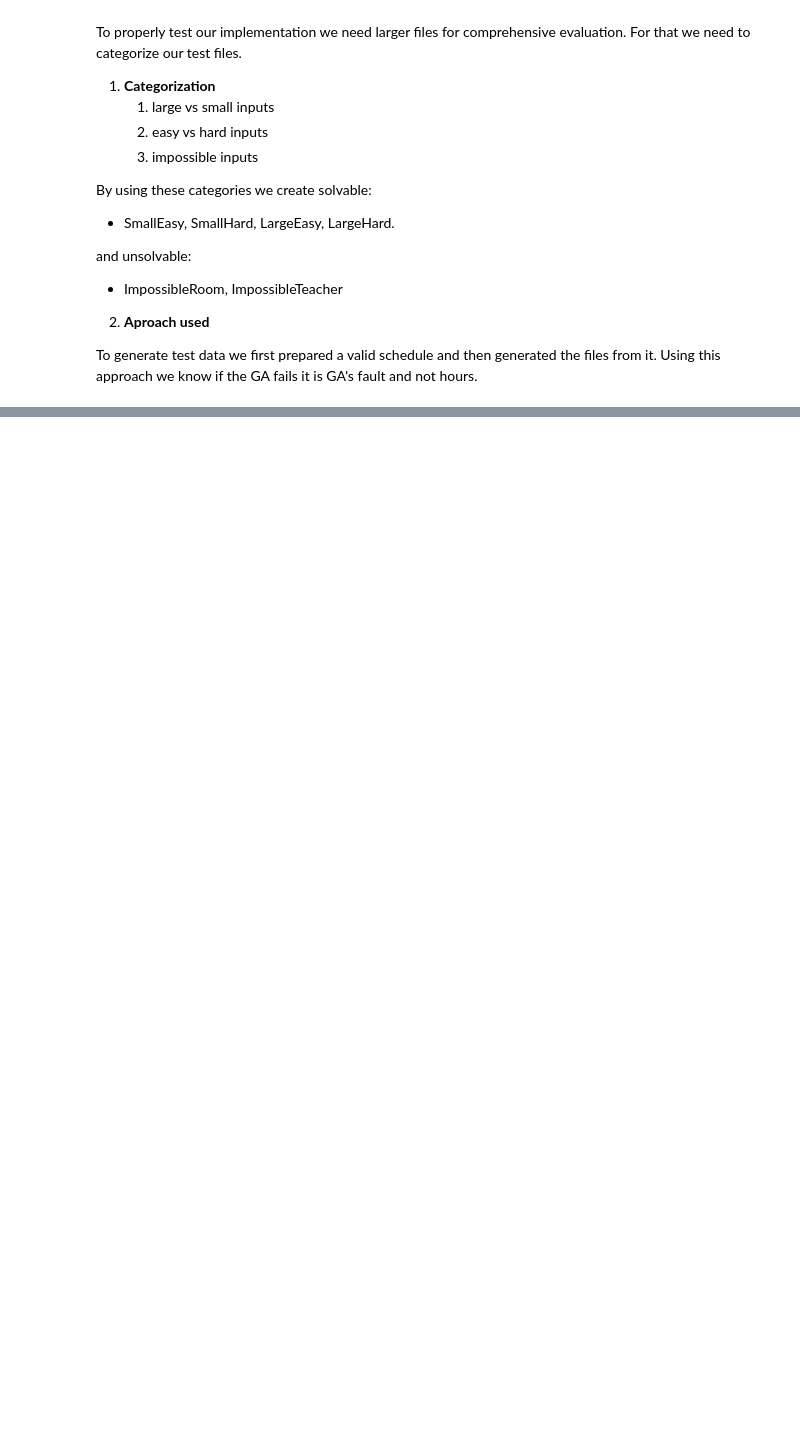
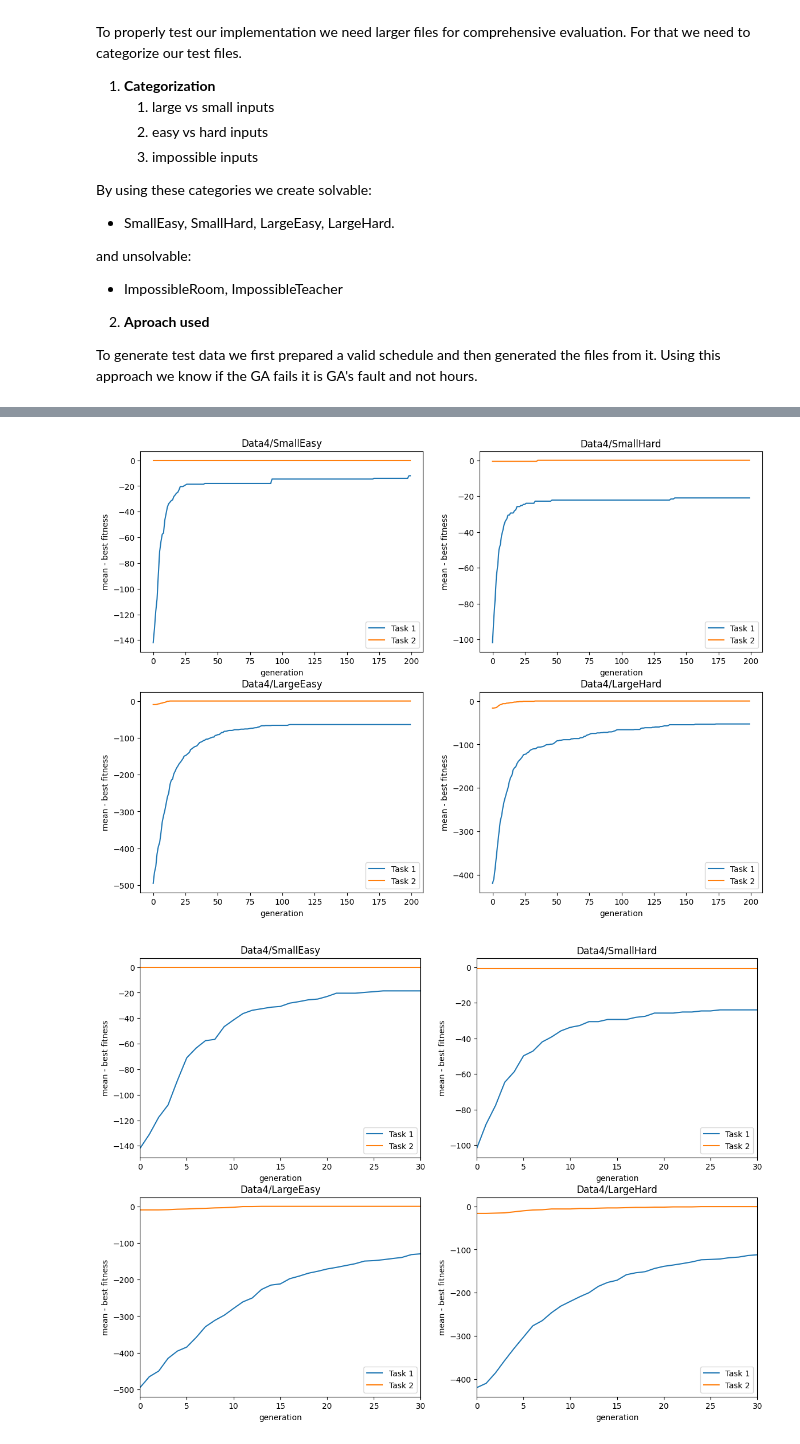
Before and after one commit to Prozvan/IS-Seminar-1, a Jupyter notebook: Task4.ipynb, the cells around one changed output, grey strips where cells are left out. Cells and saved outputs as stored; diff of their text form; code cells hidden in the pictures; blank space fills up the shorter version.

```diff
--- a/Task4.ipynb
+++ b/Task4.ipynb
@@ -102,0 +1082,31 @@ duration: 1 classroomIndex: 3 StartTime: 18
+# %%
+meanLines12 = grouped12.groupby(["data_set", "method"])["fitnessScores"].apply(lambda c: np.mean(c.tolist(), axis= 0))
+METHODS = ["Task 1", "Task 2"]
+#Ploting the comparisons graps 4 -> 1 for each dataset
+
+plt.figure(figsize=(14,10))
+for i, folder in enumerate(DATA_SETS) :
+    plt.subplot(2, 2, i + 1)
+    for method in METHODS :
+        plt.plot(meanLines12[folder, method], label = method)
+    plt.title(folder)
+    plt.xlabel('generation')
+    plt.ylabel("mean - best fitness")
+    plt.legend()
+plt.show()
+
+# Since task2 compared so well compared to the task 1 the comparison on that scale looks completely off
+plt.figure(figsize=(14,10))
+for i, folder in enumerate(DATA_SETS) :
+    plt.subplot(2, 2, i + 1)
+    for method in METHODS :
+        plt.plot(meanLines12[folder, method], label = method)
+    plt.title(folder)
+    plt.xlabel('generation')
+    plt.ylabel("mean - best fitness")
+    plt.xlim(0, 30)
+    plt.legend()
+plt.show()
+# %% [output]
+[figure, added]
+[figure, added]
```
Also changed, not shown: parts of 41 cells of this notebook, 20 other files.
